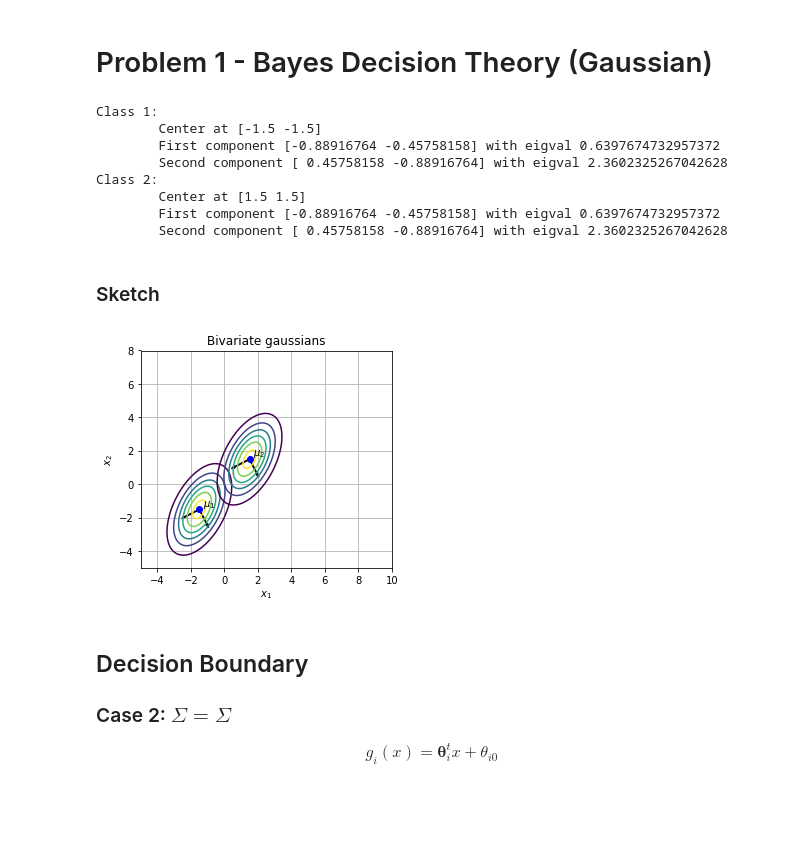
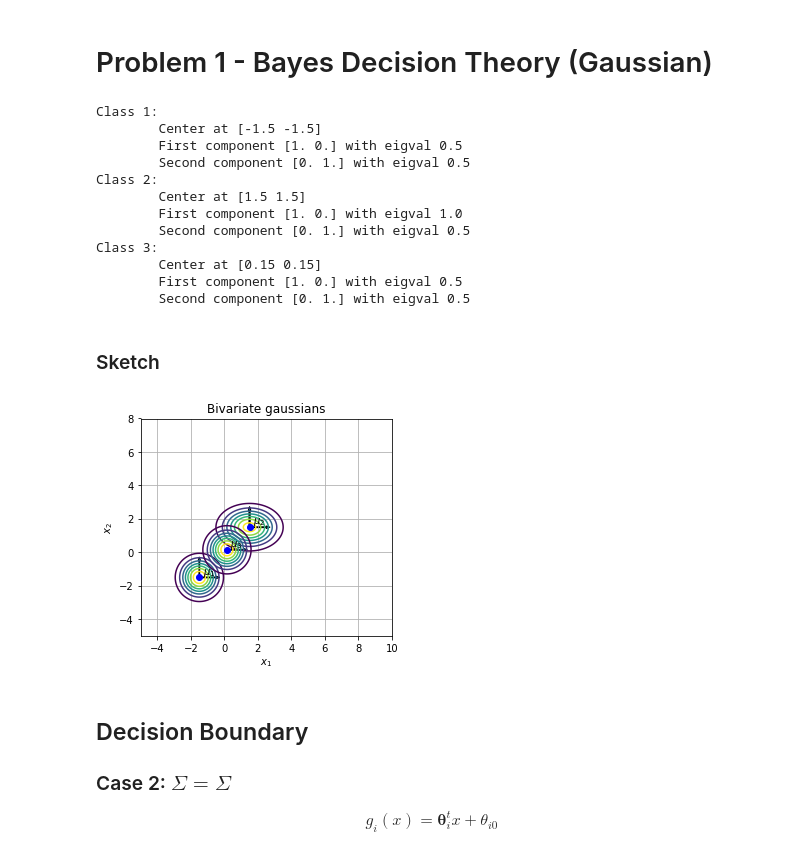
Before and after one commit to bcwein/ELE520-Code, a Jupyter notebook: Code/Exam/examcode.ipynb, the cells around one changed output. Drawn from its saved outputs; the diff is of its cells as text; code cells hidden in the pictures; blank space fills up the shorter version.

```diff
--- a/Code/Exam/examcode.ipynb
+++ b/Code/Exam/examcode.ipynb
@@ -9,18 +9,23 @@ import pdffuns
 # %% [markdown]
 # Problem 1 - Bayes Decision Theory (Gaussian)
 # %%
-prior1 = 0.5
-prior2 = 0.5
+prior1 = 0.6
+prior2 = 0.2
+prior3 = 0.2
 u1 = np.array([-1.5, -1.5]).T
 u2 = np.array([1.5, 1.5]).T
-M1 = np.array([[1, 0.7],[0.7, 2]])
-M2 = np.array([[1, 0.7],[0.7, 2]])
+u3 = np.array([0.15, 0.15]).T
+M1 = np.array([[0.5, 0],[0, 0.5]])
+M2 = np.array([[1, 0],[0, 0.5]])
+M3 = np.array([[0.5, 0],[0, 0.5]])
 
 omega1 = stats.multivariate_normal(u1, M1)
 omega2 = stats.multivariate_normal(u2, M2)
+omega3 = stats.multivariate_normal(u3, M3)
 
 eigval1, eigvec1 = np.linalg.eig(M1)
 eigval2, eigvec2 = np.linalg.eig(M2)
+eigval3, eigvec3 = np.linalg.eig(M3)
 # %%
 print("Class 1: ")
 print("\tCenter at " + str(u1))
@@ -31,44 +36,61 @@ print("Class 2: ")
 print("\tCenter at " + str(u2))
 print("\tFirst component " + str(eigvec2[0]) + " with eigval " + str(eigval2[0]))
 print("\tSecond component " + str(eigvec2[1]) + " with eigval " + str(eigval2[1]))
+
+print("Class 3: ")
+print("\tCenter at " + str(u3))
+print("\tFirst component " + str(eigvec3[0]) + " with eigval " + str(eigval3[0]))
+print("\tSecond component " + str(eigvec3[1]) + " with eigval " + str(eigval3[1]))
 # %% [output]
 Class 1:
         Center at [-1.5 -1.5]
-        First component [-0.88916764 -0.45758158] with eigval 0.6397674732957372
-        Second component [ 0.45758158 -0.88916764] with eigval 2.3602325267042628
+        First component [1. 0.] with eigval 0.5
+        Second component [0. 1.] with eigval 0.5
 Class 2:
         Center at [1.5 1.5]
-        First component [-0.88916764 -0.45758158] with eigval 0.6397674732957372
-        Second component [ 0.45758158 -0.88916764] with eigval 2.3602325267042628
+        First component [1. 0.] with eigval 1.0
+        Second component [0. 1.] with eigval 0.5
+Class 3:
+        Center at [0.15 0.15]
+        First component [1. 0.] with eigval 0.5
+        Second component [0. 1.] with eigval 0.5
 # %% [markdown]
 ### Sketch
 # %%
 x, y = np.mgrid[-5:10:.01, -5:8:.01]
 pos = np.dstack((x, y))
 
 fig, ax = plt.subplots()
 fig.gca().set_aspect('equal', adjustable='box')
 ax.contour(x, y, omega1.pdf(pos))
 ax.contour(x, y, omega2.pdf(pos))
+ax.contour(x, y, omega3.pdf(pos))
 
 ax.plot(u1[0], u1[1], 'bo')
 ax.annotate("$\mu_1$", (u1 + (0.2, 0.2)))
 
 ax.arrow(u1[0], u1[1], eigvec1[0, 0], eigvec1[0, 1], width = 0.05)
 ax.arrow(u1[0], u1[1], eigvec1[1, 0], eigvec1[1, 1], width = 0.05)
 
 ax.plot(u2[0], u2[1], 'bo')
 ax.annotate("$\mu_2$", (u2 + (0.2, 0.2)))
 
 ax.arrow(u2[0], u2[1], eigvec2[0, 0], eigvec2[0, 1], width = 0.05)
 ax.arrow(u2[0], u2[1], eigvec2[1, 0], eigvec2[1, 1], width = 0.05)
 
+ax.plot(u3[0], u3[1], 'bo')
+ax.annotate("$\mu_3$", (u3 + (0.2, 0.2)))
+
+ax.arrow(u3[0], u3[1], eigvec3[0, 0], eigvec3[0, 1], width = 0.05)
+ax.arrow(u2[0], u2[1], eigvec3[1, 0], eigvec3[1, 1], width = 0.05)
+
+
 ax.set_xlabel('$x_1$')
 ax.set_ylabel('$x_2$')
 ax.set_title('Bivariate gaussians')
 ax.grid()
 # %% [output]
-[figure, old version]
+[figure, new version]
 # %% [markdown]
 ## Decision Boundary
 
```
Also changed, not shown: parts of 9 cells of this notebook, 1 other file.
